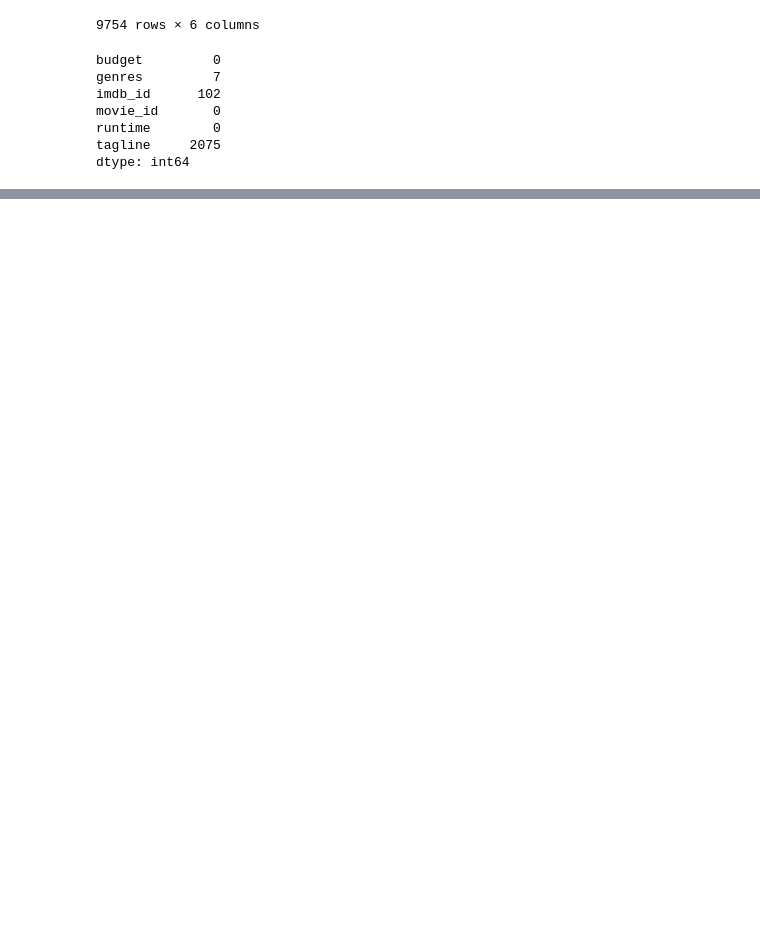
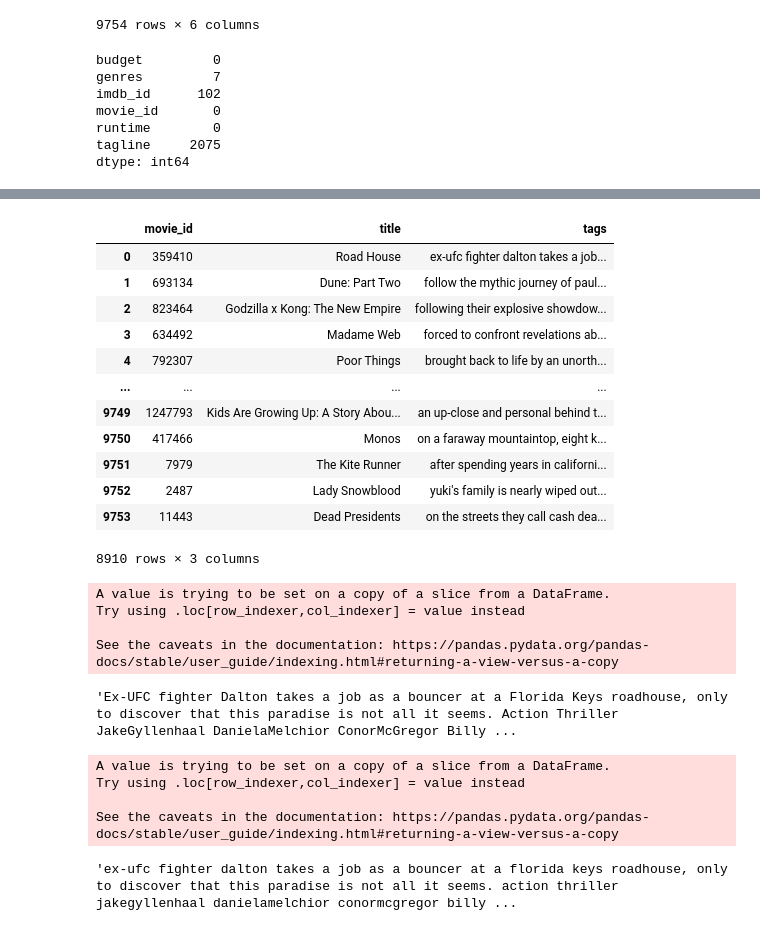
Before and after one commit to ChanderMohan27/Movie_Recommendation_And_Review_Analysis, a Jupyter notebook: experiment.ipynb, the cells around one changed output, grey strips where cells are left out. Drawn from its saved outputs; the diff is of its cells as text; code cells hidden in the pictures; blank space fills up the shorter version.

Commit message:
adding Data cleaning pipeline

```diff
--- a/experiment.ipynb
+++ b/experiment.ipynb
@@ -473,0 +558,46 @@ KeyError: "['genrescast_names', 'director_name', 'producer_name'] not in index"
+# %%
+df["director_name"] = df["director_name"].apply(lambda x:[i.replace(" ", "") for i in x])
+# %%
+df["cast_names"] = df["cast_names"].apply(lambda x:[i.replace(" ", "") for i in x])
+# %%
+df["tags"] = df["overview"]+df["genres"]+df["cast_names"]+df["director_name"]+df["producer_name"]+df["tagline"]
+# %%
+new_df = df[["movie_id","title","tags"]]
+# %%
+new_df
+# %% [output]
+|  | movie_id | title | tags |
+| 0 | 359410 | Road House | ex-ufc fighter dalton takes a job... |
+| 1 | 693134 | Dune: Part Two | follow the mythic journey of paul... |
+| 2 | 823464 | Godzilla x Kong: The New Empire | following their explosive showdow... |
+| 3 | 634492 | Madame Web | forced to confront revelations ab... |
+| 4 | 792307 | Poor Things | brought back to life by an unorth... |
+| ... | ... | ... | ... |
+| 9749 | 1247793 | Kids Are Growing Up: A Story Abou... | an up-close and personal behind t... |
+| 9750 | 417466 | Monos | on a faraway mountaintop, eight k... |
+| 9751 | 7979 | The Kite Runner | after spending years in californi... |
+| 9752 | 2487 | Lady Snowblood | yuki's family is nearly wiped out... |
+| 9753 | 11443 | Dead Presidents | on the streets they call cash dea... |
+8910 rows × 3 columns
+# %%
+new_df["tags"] = new_df["tags"].apply(lambda x:" ".join(x))
+# %% [output]
+A value is trying to be set on a copy of a slice from a DataFrame.
+Try using .loc[row_indexer,col_indexer] = value instead
+
+See the caveats in the documentation: https://pandas.pydata.org/pandas-docs/stable/user_guide/indexing.html#returning-a-view-versus-a-copy
+# %%
+new_df["tags"][0]
+# %% [output]
+'Ex-UFC fighter Dalton takes a job as a bouncer at a Florida Keys roadhouse, only to discover that this paradise is not all it seems. Action Thriller JakeGyllenhaal DanielaMelchior ConorMcGregor Billy ...
+# %%
+new_df["tags"] = new_df["tags"].apply(lambda x:x.lower())
+# %% [output]
+A value is trying to be set on a copy of a slice from a DataFrame.
+Try using .loc[row_indexer,col_indexer] = value instead
+
+See the caveats in the documentation: https://pandas.pydata.org/pandas-docs/stable/user_guide/indexing.html#returning-a-view-versus-a-copy
+# %%
+new_df["tags"][0]
+# %% [output]
+'ex-ufc fighter dalton takes a job as a bouncer at a florida keys roadhouse, only to discover that this paradise is not all it seems. action thriller jakegyllenhaal danielamelchior conormcgregor billy ...
```
Also changed, not shown: parts of 22 cells of this notebook, 2 other files.
